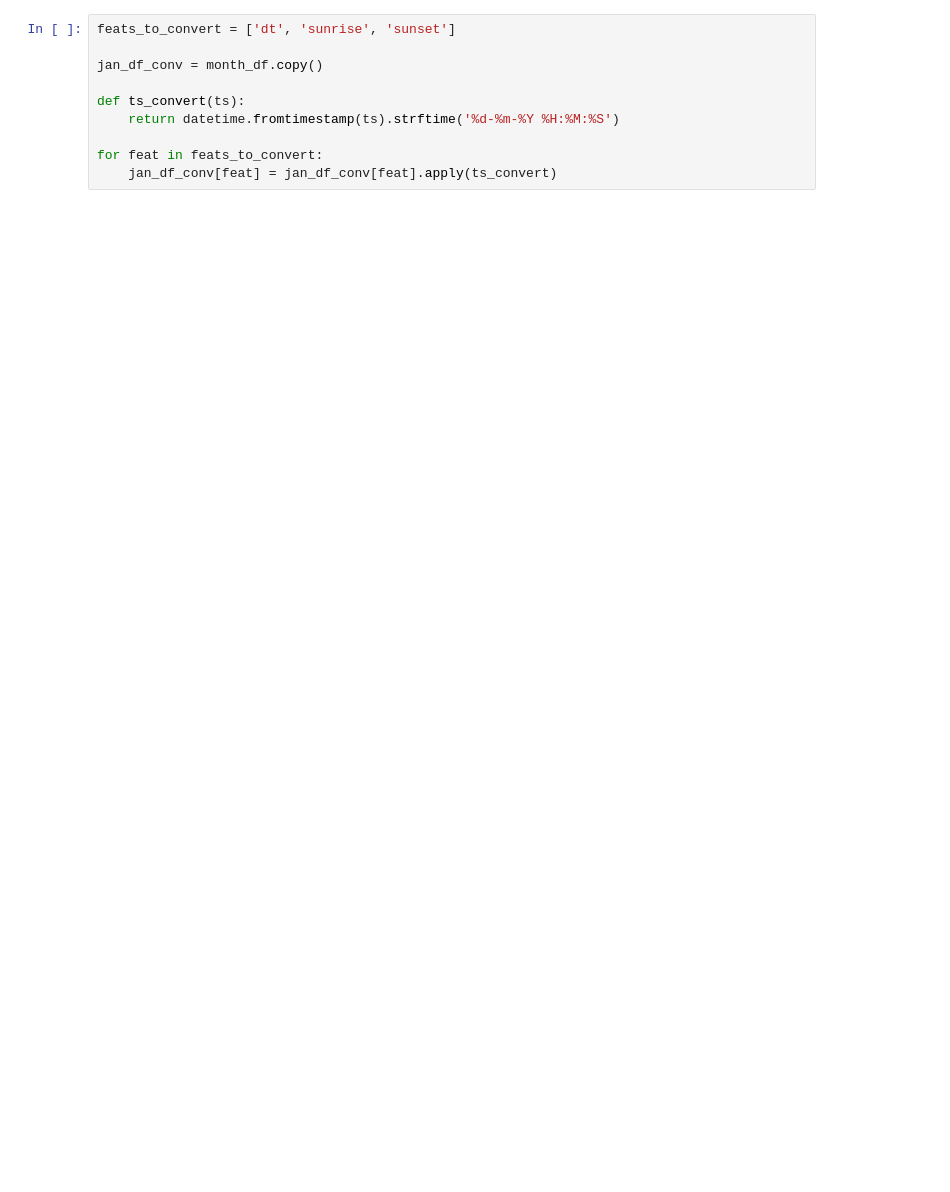
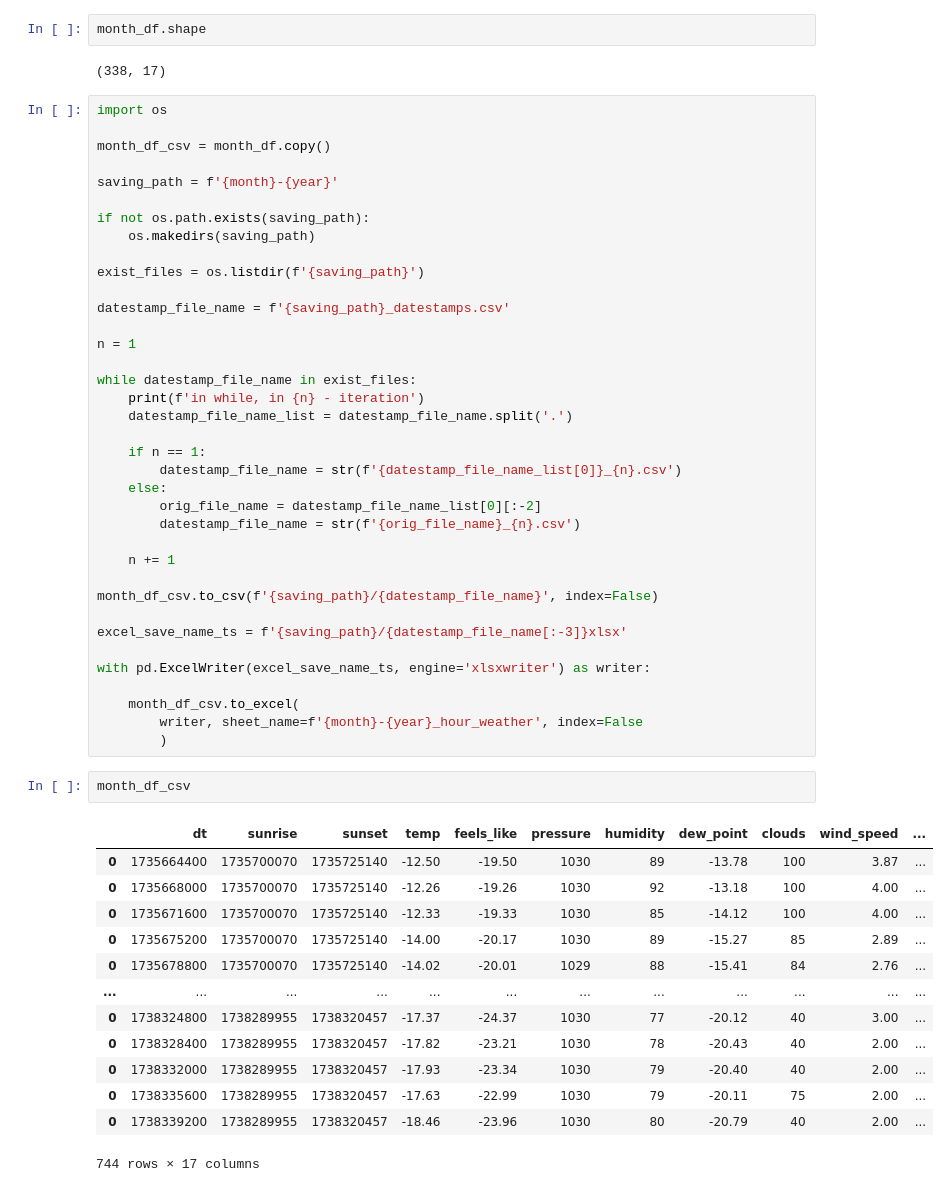
Before and after one commit to Nitys70/LESSONS_FILES, a Jupyter notebook: wheather/month_extraction.ipynb, the cells around one changed output. Drawn from its saved outputs; the diff is of its cells as text; blank space fills up the shorter version.

```diff
--- a/wheather/month_extraction.ipynb
+++ b/wheather/month_extraction.ipynb
@@ -51,10 +180,57 @@ for day in range(2,3):
-# %%
-feats_to_convert = ['dt', 'sunrise', 'sunset']
-
-jan_df_conv = month_df.copy()
-
-def ts_convert(ts):
-    return datetime.fromtimestamp(ts).strftime('%d-%m-%Y %H:%M:%S')
-
-for feat in feats_to_convert:
-    jan_df_conv[feat] = jan_df_conv[feat].apply(ts_convert)
+# %%
+month_df.shape
+# %% [output]
+(338, 17)
+# %%
+import os
+
+month_df_csv = month_df.copy()
+
+saving_path = f'{month}-{year}'
+
+if not os.path.exists(saving_path):
+    os.makedirs(saving_path)
+
+exist_files = os.listdir(f'{saving_path}')
+
+datestamp_file_name = f'{saving_path}_datestamps.csv'
+
+n = 1
+
+while datestamp_file_name in exist_files:
+    print(f'in while, in {n} - iteration')
+    datestamp_file_name_list = datestamp_file_name.split('.')
+
+    if n == 1:
+        datestamp_file_name = str(f'{datestamp_file_name_list[0]}_{n}.csv')
+    else:
+        orig_file_name = datestamp_file_name_list[0][:-2]
+        datestamp_file_name = str(f'{orig_file_name}_{n}.csv')
+
+    n += 1
+
+month_df_csv.to_csv(f'{saving_path}/{datestamp_file_name}', index=False)
+
+excel_save_name_ts = f'{saving_path}/{datestamp_file_name[:-3]}xlsx'
+
+with pd.ExcelWriter(excel_save_name_ts, engine='xlsxwriter') as writer:
+
+    month_df_csv.to_excel(
+        writer, sheet_name=f'{month}-{year}_hour_weather', index=False
+        )
+# %%
+month_df_csv
+# %% [output]
+|  | dt | sunrise | sunset | temp | feels_like | pressure | humidity | dew_point | clouds | wind_speed | ... |
+| 0 | 1735664400 | 1735700070 | 1735725140 | -12.50 | -19.50 | 1030 | 89 | -13.78 | 100 | 3.87 | ... |
+| 0 | 1735668000 | 1735700070 | 1735725140 | -12.26 | -19.26 | 1030 | 92 | -13.18 | 100 | 4.00 | ... |
+| 0 | 1735671600 | 1735700070 | 1735725140 | -12.33 | -19.33 | 1030 | 85 | -14.12 | 100 | 4.00 | ... |
+| 0 | 1735675200 | 1735700070 | 1735725140 | -14.00 | -20.17 | 1030 | 89 | -15.27 | 85 | 2.89 | ... |
+| 0 | 1735678800 | 1735700070 | 1735725140 | -14.02 | -20.01 | 1029 | 88 | -15.41 | 84 | 2.76 | ... |
+| ... | ... | ... | ... | ... | ... | ... | ... | ... | ... | ... | ... |
+| 0 | 1738324800 | 1738289955 | 1738320457 | -17.37 | -24.37 | 1030 | 77 | -20.12 | 40 | 3.00 | ... |
+| 0 | 1738328400 | 1738289955 | 1738320457 | -17.82 | -23.21 | 1030 | 78 | -20.43 | 40 | 2.00 | ... |
+| 0 | 1738332000 | 1738289955 | 1738320457 | -17.93 | -23.34 | 1030 | 79 | -20.40 | 40 | 2.00 | ... |
+| 0 | 1738335600 | 1738289955 | 1738320457 | -17.63 | -22.99 | 1030 | 79 | -20.11 | 75 | 2.00 | ... |
+| 0 | 1738339200 | 1738289955 | 1738320457 | -18.46 | -23.96 | 1030 | 80 | -20.79 | 40 | 2.00 | ... |
+744 rows × 17 columns
```
Also changed, not shown: parts of 5 cells of this notebook, 34 other files.
